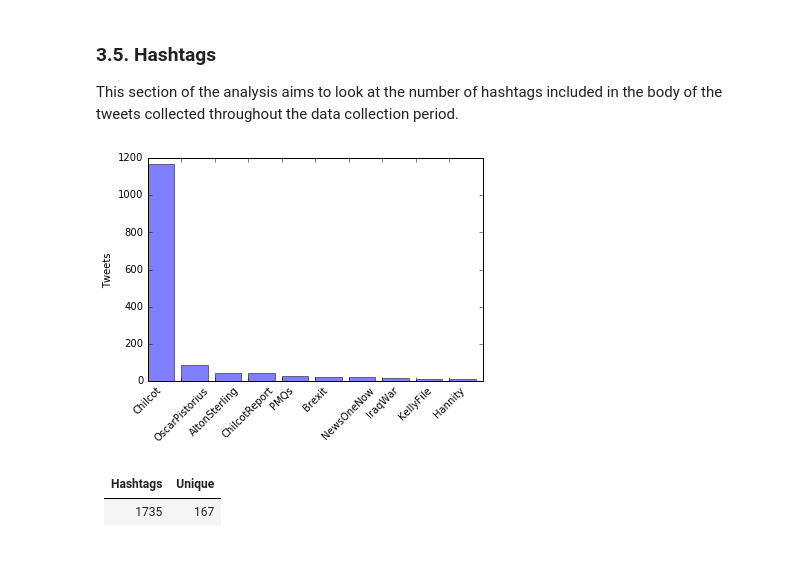
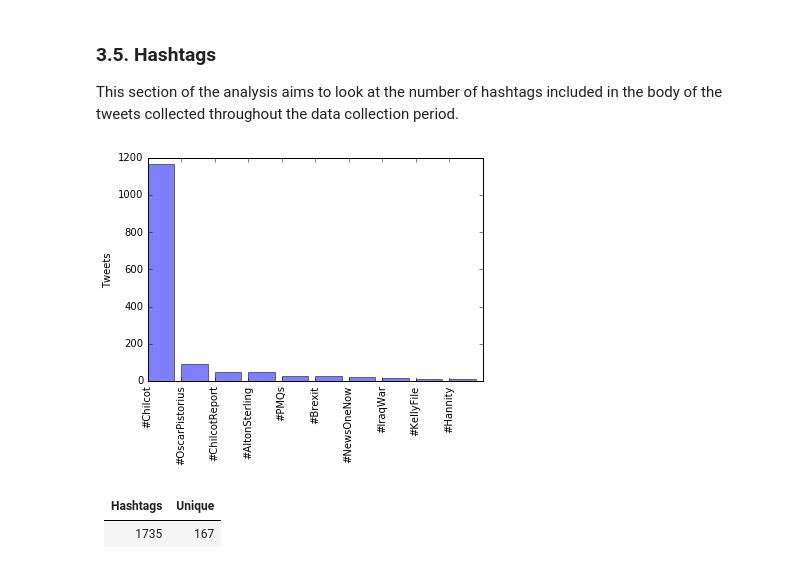
Before and after one commit to taylorrees/penemue, a Jupyter notebook: analysis.ipynb, the cells around one changed output. Cells and saved outputs as stored; diff of their text form; code cells hidden in the pictures.

Commit message:
Graph label updates

```diff
--- a/analysis.ipynb
+++ b/analysis.ipynb
@@ -354,20 +354,20 @@ hashtags = [hashtags["text"]
 # %%
 """Plot top 10"""
 
 most_common = Counter(hashtags).most_common(10)
-most_common = [(key, value) for (key, value) in most_common]
+most_common = [("#" + key, value) for (key, value) in most_common]
 
 # data to plot
 labels, y = zip(*most_common)
 x = range(len(labels))
 
 # plot
 plt.bar(x, y, alpha=0.5)
-plt.xticks(x, labels, rotation='45')
+plt.xticks(x, labels, rotation='90')
 plt.ylabel("Tweets")
 plt.show()
 # %% [output]
-[figure, old version]
+[figure, new version]
 # %%
 # FUTURE
 # Group journalists by hashtag and determine their discussions
```
